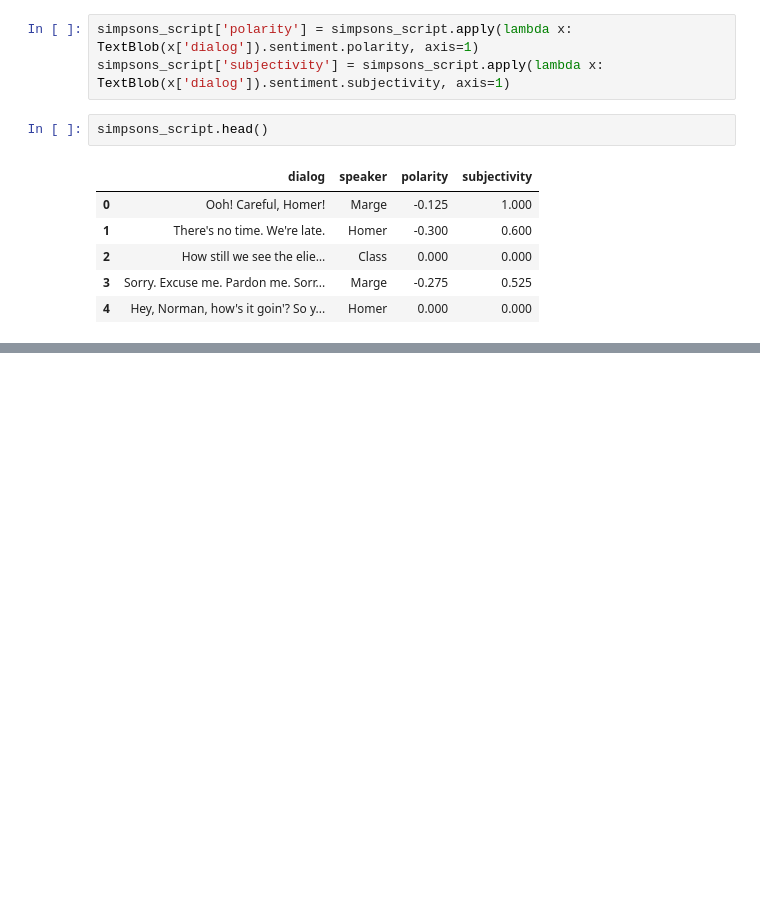
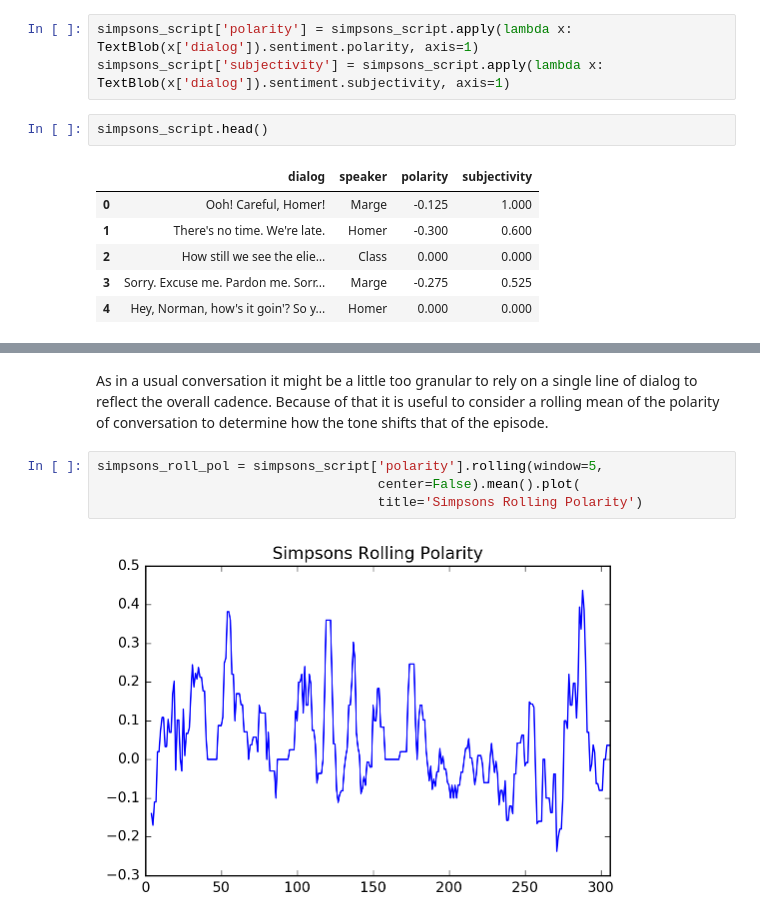
Before and after one commit to sambozek/NLP-Projects, a Jupyter notebook: Simpsons-Park/Simpsons_SP_Comparision.ipynb, the cells around one changed output, grey strips where cells are left out. Cells and saved outputs as stored; diff of their text form; blank space fills up the shorter version.

Commit message:
Add Rolling mean, little bit of discussion. Remove obnoxious plt outputs.

```diff
--- a/Simpsons-Park/Simpsons_SP_Comparision.ipynb
+++ b/Simpsons-Park/Simpsons_SP_Comparision.ipynb
@@ -77,0 +75,8 @@ simpsons_script['polarity'].plot()
+# %% [markdown]
+As in a usual conversation it might be a little too granular to rely on a single line of dialog to reflect the overall cadence. Because of that it is useful to consider a rolling mean of the polarity of conversation to determine how the tone shifts that of the episode.
+# %%
+simpsons_roll_pol = simpsons_script['polarity'].rolling(window=5,
+                                    center=False).mean().plot(
+                                    title='Simpsons Rolling Polarity')
+# %% [output]
+[figure, added]
```
Also changed, not shown: parts of 3 cells of this notebook.
